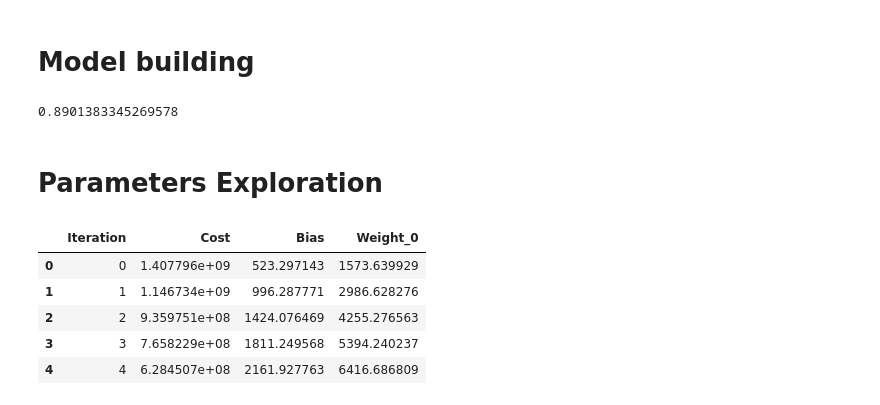
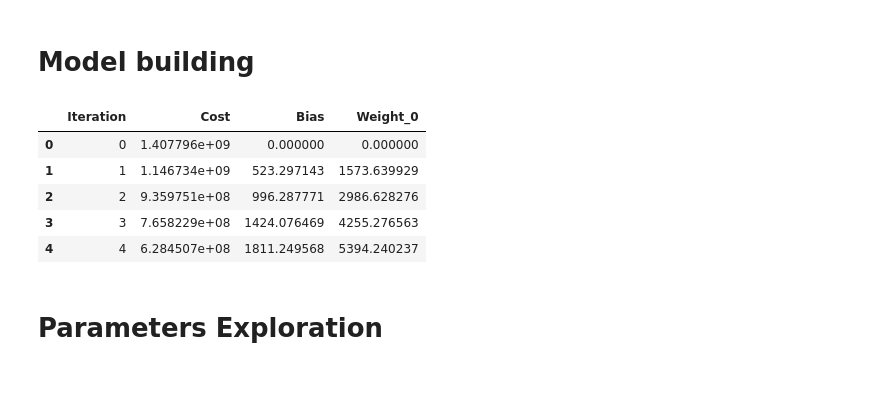
Before and after one commit to xahid007/Machine-Learning, a Jupyter notebook: Linear Models/multivariate-linear-regression.ipynb, the cells around one changed output. Cells and saved outputs as stored; diff of their text form; code cells hidden in the pictures.

Commit message:
parameters dataframe

```diff
--- a/Linear Models/multivariate-linear-regression.ipynb
+++ b/Linear Models/multivariate-linear-regression.ipynb
@@ -179,43 +217,19 @@ class LinearRegression:
 # %% [markdown]
 # Model building
 # %%
-lr = linearregression(x_train,y_train,1000,.01 )
-W,B,J_history,W_history,B_history = lr.gradient_descend()
+lr = LinearRegression(x_train,y_train,10,.01 )
+W,B,J_history,W_history,B_history,y_predicted  = lr.predict(x_test)
+df_parameters = lr.parameters(J_history,W_history,B_history)
+df_parameters.head()
+# %% [output]
+|  | Iteration | Cost | Bias | Weight_0 |
+| 0 | 0 | 1.407796e+09 | 0.000000 | 0.000000 |
+| 1 | 1 | 1.146734e+09 | 523.297143 | 1573.639929 |
+| 2 | 2 | 9.359751e+08 | 996.287771 | 2986.628276 |
+| 3 | 3 | 7.658229e+08 | 1424.076469 | 4255.276563 |
+| 4 | 4 | 6.284507e+08 | 1811.249568 | 5394.240237 |
-# %%
-y_predicted  = lr.predict(x_test)
-lr.evaluate(y_predicted,y_test)
-lr.r_squared(y_predicted,y_test)
-# %% [output]
-0.8901383345269578
 # %% [markdown]
 # Parameters Exploration
-# %%
-data = []
-for i in range(len(J_history)):
-    # Initialize iteration data with iteration number, cost, and bias
-    iteration_data = {
-        'Iteration': i,
-        'Cost': J_history[i],
-        'Bias': B_history[i],
-    }
-
-    # Dynamically add each weight to the iteration data
-    for weight_index, weight_value in enumerate(W_history[i]):
-        iteration_data[f'Weight_{weight_index}'] = weight_value
-
-    # Append the iteration data to the overall data list
-    data.append(iteration_data)
-df_parameters = pd.DataFrame(data)
-
-# Display the first few rows of the dataframe to check
-df_parameters.head()
-# %% [output]
-|  | Iteration | Cost | Bias | Weight_0 |
-| 0 | 0 | 1.407796e+09 | 523.297143 | 1573.639929 |
-| 1 | 1 | 1.146734e+09 | 996.287771 | 2986.628276 |
-| 2 | 2 | 9.359751e+08 | 1424.076469 | 4255.276563 |
-| 3 | 3 | 7.658229e+08 | 1811.249568 | 5394.240237 |
-| 4 | 4 | 6.284507e+08 | 2161.927763 | 6416.686809 |
 # %%
 plt.figure(figsize = (9,4))
 plt.subplot(1,3,1)
```
Also changed, not shown: parts of 3 cells of this notebook.
